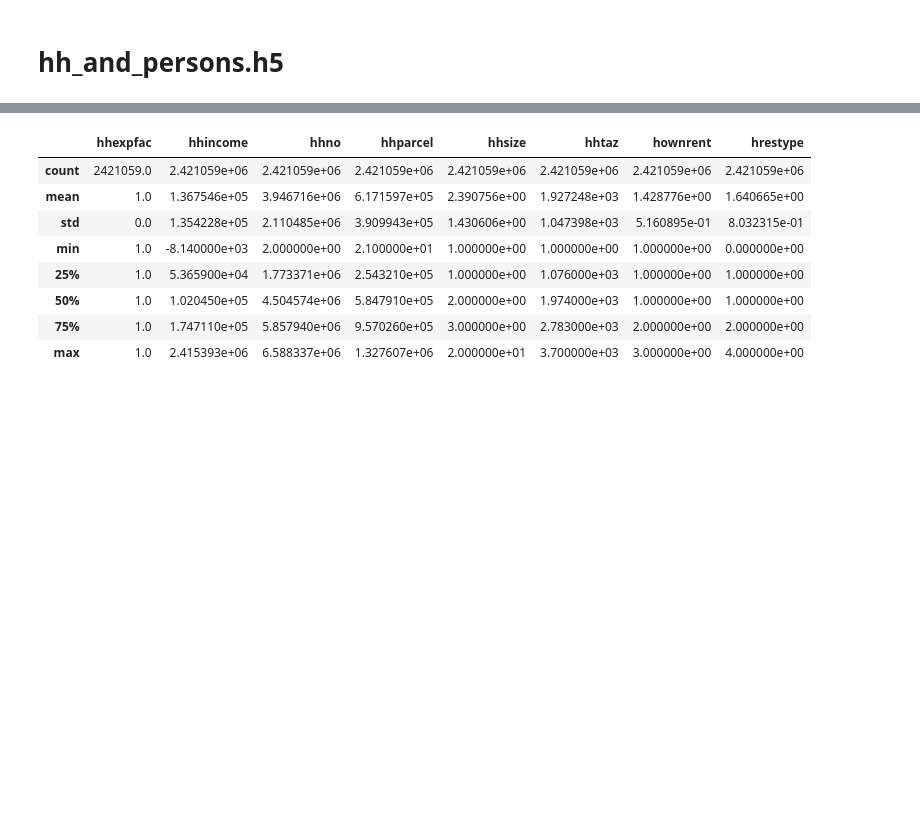
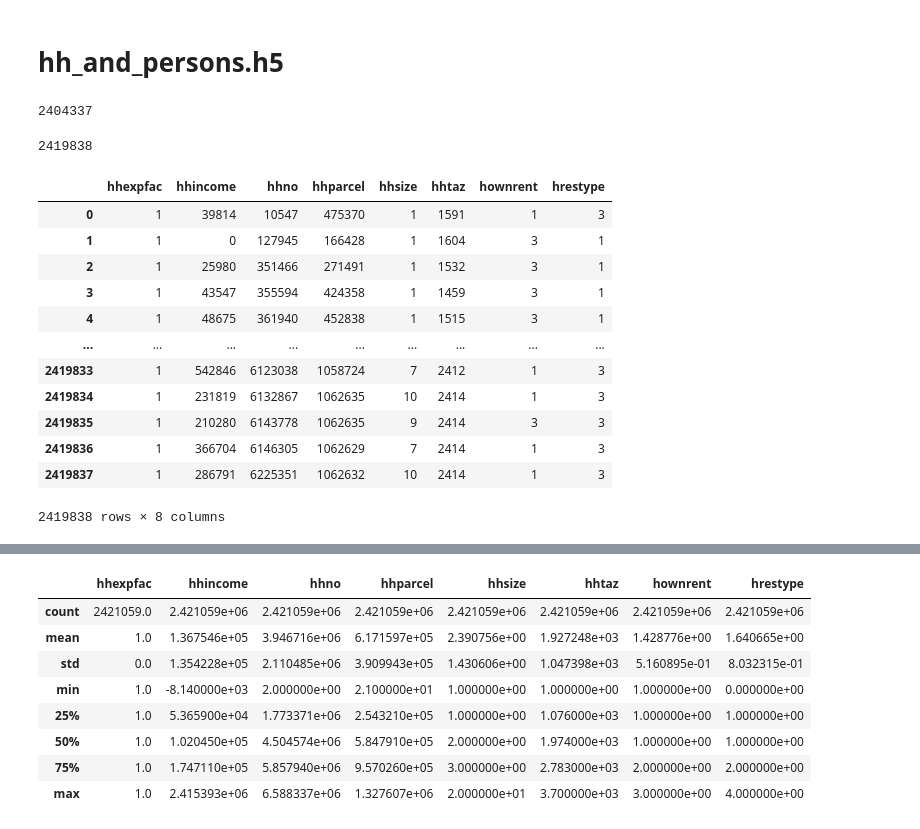
Before and after one commit to psrc/travel-modeling, a Jupyter notebook: soundcast_tools/urbansim/convert_urbansim_h5.ipynb, the cells around one changed output, grey strips where cells are left out. Saved outputs shown, nothing was run; the diff lists cells and outputs as text; code cells hidden in the pictures; blank space fills up the shorter version.

```diff
--- a/soundcast_tools/urbansim/convert_urbansim_h5.ipynb
+++ b/soundcast_tools/urbansim/convert_urbansim_h5.ipynb
@@ -262,3 +278,27 @@ my_store.close()
+# %%
+len(df_person['hhno'].unique())
+# %% [output]
+2404337
+# %%
+len(df_hh)
+# %% [output]
+2419838
+# %%
+df_hh
+# %% [output]
+|  | hhexpfac | hhincome | hhno | hhparcel | hhsize | hhtaz | hownrent | hrestype |
+| 0 | 1 | 39814 | 10547 | 475370 | 1 | 1591 | 1 | 3 |
+| 1 | 1 | 0 | 127945 | 166428 | 1 | 1604 | 3 | 1 |
+| 2 | 1 | 25980 | 351466 | 271491 | 1 | 1532 | 3 | 1 |
+| 3 | 1 | 43547 | 355594 | 424358 | 1 | 1459 | 3 | 1 |
+| 4 | 1 | 48675 | 361940 | 452838 | 1 | 1515 | 3 | 1 |
+| ... | ... | ... | ... | ... | ... | ... | ... | ... |
+| 2419833 | 1 | 542846 | 6123038 | 1058724 | 7 | 2412 | 1 | 3 |
+| 2419834 | 1 | 231819 | 6132867 | 1062635 | 10 | 2414 | 1 | 3 |
+| 2419835 | 1 | 210280 | 6143778 | 1062635 | 9 | 2414 | 3 | 3 |
+| 2419836 | 1 | 366704 | 6146305 | 1062629 | 7 | 2414 | 1 | 3 |
+| 2419837 | 1 | 286791 | 6225351 | 1062632 | 10 | 2414 | 1 | 3 |
+2419838 rows × 8 columns
 # %%
 df_hh.describe()
 # %% [output]
```
Also changed, not shown: parts of 8 cells of this notebook, 2 other files.
